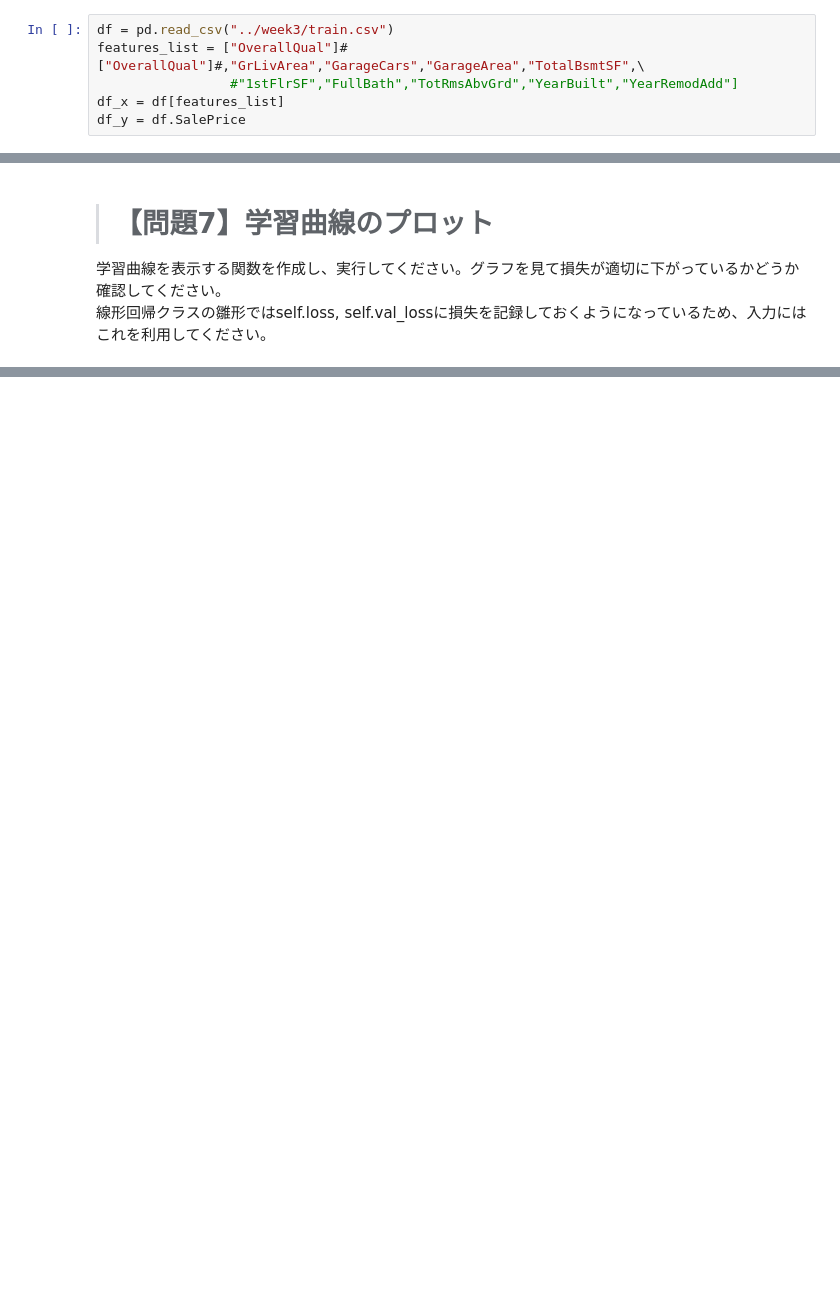
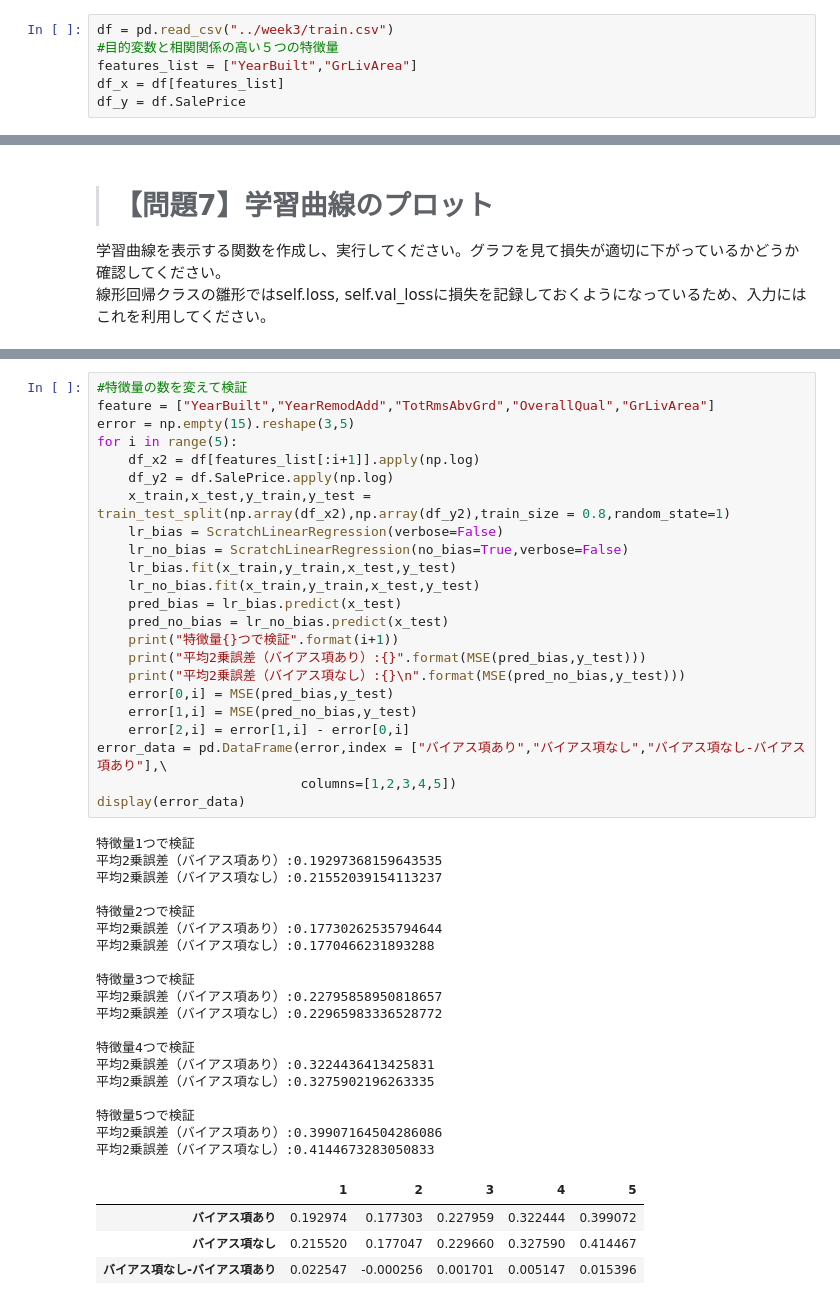
Before and after one commit to Go-to-Ray/diveintocode-ml-1, a Jupyter notebook: sprint11_week1/scratch_linear_regression.ipynb, the cells around one changed output, grey strips where cells are left out. Drawn from its saved outputs; the diff is of its cells as text; blank space fills up the shorter version.

```diff
--- a/sprint11_week1/scratch_linear_regression.ipynb
+++ b/sprint11_week1/scratch_linear_regression.ipynb
@@ -264,8 +266,8 @@ def loss_func(y_pred,y):
 scikit-learnによる実装と比べ、正しく動いているかを確認してください。
 # %%
 df = pd.read_csv("../week3/train.csv")
-features_list = ["OverallQual"]#["OverallQual"]#,"GrLivArea","GarageCars","GarageArea","TotalBsmtSF",\
-                 #"1stFlrSF","FullBath","TotRmsAbvGrd","YearBuilt","YearRemodAdd"]
+#目的変数と相関関係の高い５つの特徴量
+features_list = ["YearBuilt","GrLivArea"]
 df_x = df[features_list]
 df_y = df.SalePrice
 # %%
@@ -328,0 +418,47 @@ plt.show()
+# %%
+#特徴量の数を変えて検証
+feature = ["YearBuilt","YearRemodAdd","TotRmsAbvGrd","OverallQual","GrLivArea"]
+error = np.empty(15).reshape(3,5)
+for i in range(5):
+    df_x2 = df[features_list[:i+1]].apply(np.log)
+    df_y2 = df.SalePrice.apply(np.log)
+    x_train,x_test,y_train,y_test = train_test_split(np.array(df_x2),np.array(df_y2),train_size = 0.8,random_state=1)
+    lr_bias = ScratchLinearRegression(verbose=False)
+    lr_no_bias = ScratchLinearRegression(no_bias=True,verbose=False)
+    lr_bias.fit(x_train,y_train,x_test,y_test)
+    lr_no_bias.fit(x_train,y_train,x_test,y_test)
+    pred_bias = lr_bias.predict(x_test)
+    pred_no_bias = lr_no_bias.predict(x_test)
+    print("特徴量{}つで検証".format(i+1))
+    print("平均2乗誤差（バイアス項あり）:{}".format(MSE(pred_bias,y_test)))
+    print("平均2乗誤差（バイアス項なし）:{}\n".format(MSE(pred_no_bias,y_test)))
+    error[0,i] = MSE(pred_bias,y_test)
+    error[1,i] = MSE(pred_no_bias,y_test)
+    error[2,i] = error[1,i] - error[0,i]
+error_data = pd.DataFrame(error,index = ["バイアス項あり","バイアス項なし","バイアス項なし-バイアス項あり"],\
+                          columns=[1,2,3,4,5])
+display(error_data)
+# %% [output]
+特徴量1つで検証
+平均2乗誤差（バイアス項あり）:0.19297368159643535
+平均2乗誤差（バイアス項なし）:0.21552039154113237
+
+特徴量2つで検証
+平均2乗誤差（バイアス項あり）:0.17730262535794644
+平均2乗誤差（バイアス項なし）:0.1770466231893288
+
+特徴量3つで検証
+平均2乗誤差（バイアス項あり）:0.22795858950818657
+平均2乗誤差（バイアス項なし）:0.22965983336528772
+
+特徴量4つで検証
+平均2乗誤差（バイアス項あり）:0.3224436413425831
+平均2乗誤差（バイアス項なし）:0.3275902196263335
+
+特徴量5つで検証
+平均2乗誤差（バイアス項あり）:0.39907164504286086
+平均2乗誤差（バイアス項なし）:0.4144673283050833
+|  | 1 | 2 | 3 | 4 | 5 |
+| バイアス項あり | 0.192974 | 0.177303 | 0.227959 | 0.322444 | 0.399072 |
+| バイアス項なし | 0.215520 | 0.177047 | 0.229660 | 0.327590 | 0.414467 |
+| バイアス項なし-バイアス項あり | 0.022547 | -0.000256 | 0.001701 | 0.005147 | 0.015396 |
```
Also changed, not shown: parts of 20 cells of this notebook.
